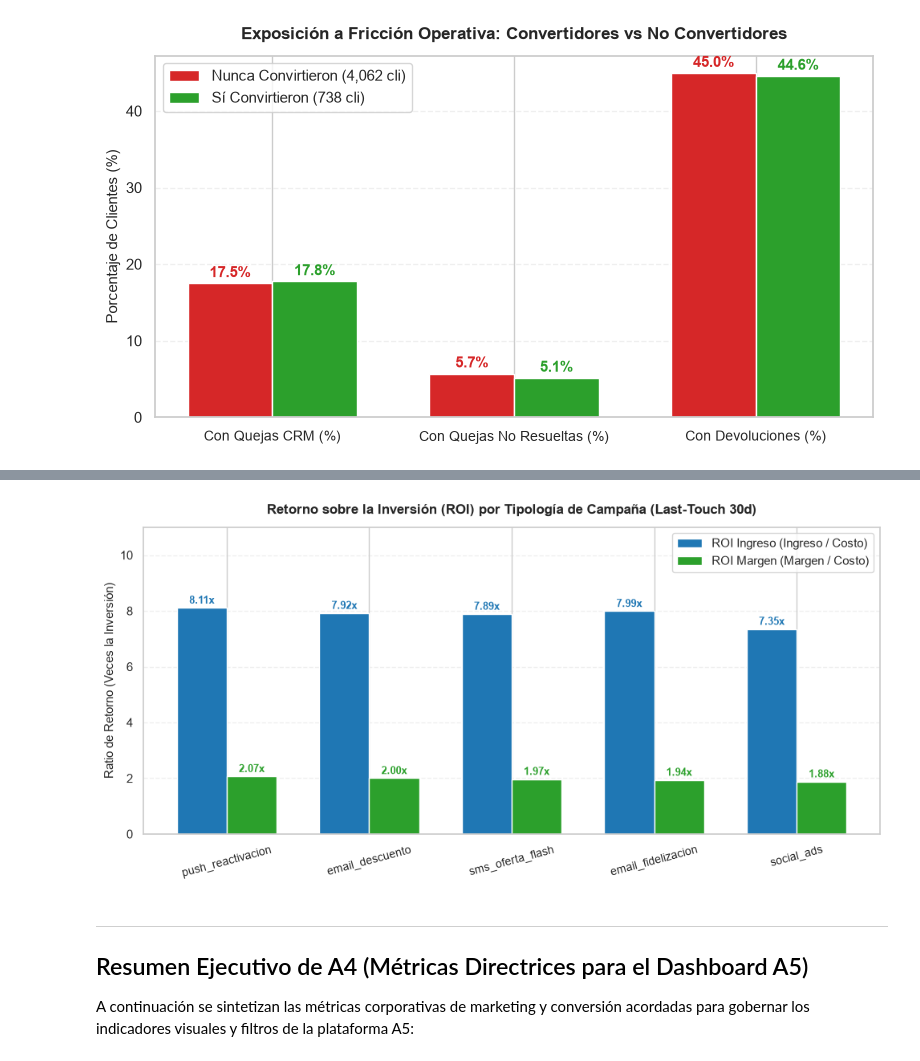
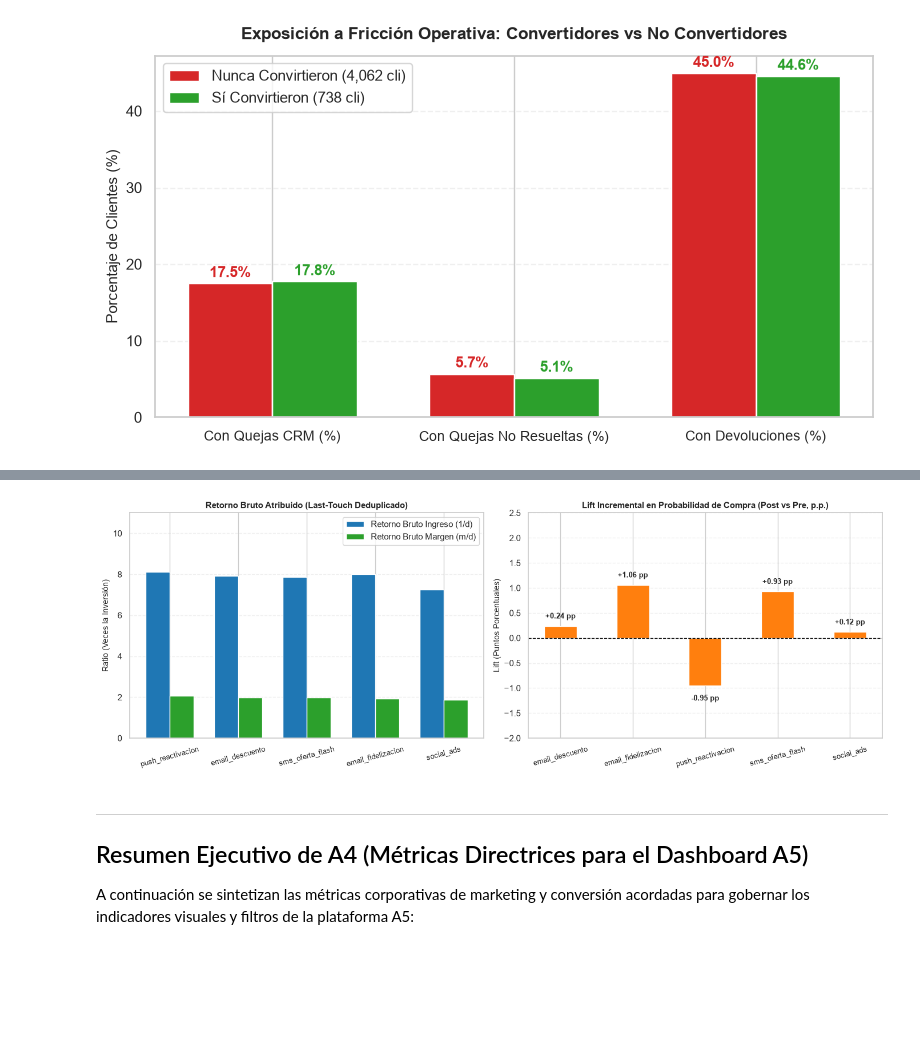
Before and after one commit to DanielAzuaje7/retailventure-intelligence, a Jupyter notebook: notebooks/04_A4_Marketing_ROI.ipynb, the cells around one changed output, grey strips where cells are left out. Saved outputs shown, nothing was run; the diff lists cells and outputs as text; code cells hidden in the pictures; blank space fills up the shorter version.

```diff
--- a/notebooks/04_A4_Marketing_ROI.ipynb
+++ b/notebooks/04_A4_Marketing_ROI.ipynb
@@ -398,33 +614,36 @@ TABLA MAESTRA DE ROI Y EFECTIVIDAD POR TIPO DE CAMPAÑA:
 # %%
-# Gráfica de Retorno de Campañas: ROI de Ingreso vs ROI de Margen
-fig, ax1 = plt.subplots(figsize=(10, 5))
+# Gráfica de Retorno Bruto vs Efecto Incremental
+fig, (ax1, ax2) = plt.subplots(1, 2, figsize=(14, 5))
 
+# Subplot 1: Retorno Bruto (No incremental)
 x = np.arange(len(roi_tipo))
 width = 0.35
-
-rects1 = ax1.bar(x - width/2, roi_tipo['roi_ingreso'], width, label='ROI Ingreso (Ingreso / Costo)', color='#1F77B4')
-rects2 = ax1.bar(x + width/2, roi_tipo['roi_margen'], width, label='ROI Margen (Margen / Costo)', color='#2CA02C')
-
-ax1.set_title('Retorno sobre la Inversión (ROI) por Tipología de Campaña (Last-Touch 30d)', fontsize=12, fontweight='bold', pad=12)
+ax1.bar(x - width/2, roi_tipo['retorno_bruto_ingreso'], width, label='Retorno Bruto Ingreso (1/d)', color='#1F77B4')
+ax1.bar(x + width/2, roi_tipo['retorno_bruto_margen'], width, label='Retorno Bruto Margen (m/d)', color='#2CA02C')
+ax1.set_title('Retorno Bruto Atribuido (Last-Touch Deduplicado)', fontsize=11, fontweight='bold')
 ax1.set_xticks(x)
-ax1.set_xticklabels(roi_tipo['tipo_campana'], fontsize=10, rotation=15)
-ax1.set_ylabel('Ratio de Retorno (Veces la Inversión)', fontsize=11)
+ax1.set_xticklabels(roi_tipo['tipo_campana'], fontsize=9, rotation=15)
+ax1.set_ylabel('Ratio (Veces la Inversión)', fontsize=10)
 ax1.set_ylim(0, 11)
 ax1.grid(axis='y', alpha=0.3, linestyle='--')
 ax1.legend(frameon=True)
 
-for rect in rects1:
-    h = rect.get_height()
-    ax1.annotate(f'{h:.2f}x', (rect.get_x() + rect.get_width()/2, h + 0.15), ha='center', fontsize=9, fontweight='bold', color='#1F77B4')
+# Subplot 2: Lift Incremental en Tasa de Compra (%)
+ax2.bar(df_boot_tipo['Tipo de Campaña'], df_boot_tipo['Lift (p.p.)'], color='#FF7F0E', width=0.45)
+ax2.axhline(0, color='black', lw=1.0, linestyle='--')
+ax2.set_title('Lift Incremental en Probabilidad de Compra (Post vs Pre, p.p.)', fontsize=11, fontweight='bold')
+ax2.set_ylabel('Lift (Puntos Porcentuales)', fontsize=10)
+ax2.set_xticklabels(df_boot_tipo['Tipo de Campaña'], fontsize=9, rotation=15)
+ax2.set_ylim(-2.0, 2.5)
+ax2.grid(axis='y', alpha=0.3, linestyle='--')
 
-for rect in rects2:
-    h = rect.get_height()
-    ax1.annotate(f'{h:.2f}x', (rect.get_x() + rect.get_width()/2, h + 0.15), ha='center', fontsize=9, fontweight='bold', color='#2CA02C')
+for i, v in enumerate(df_boot_tipo['Lift (p.p.)']):
+    ax2.annotate(f"{v:+.2f} pp", (i, v + 0.15 if v >= 0 else v - 0.3), ha='center', fontsize=9, fontweight='bold')
 
 plt.tight_layout()
 plt.show()
 # %% [output]
-[figure, old version]
+[figure, new version]
 # %% [markdown]
 ---
 ## Resumen Ejecutivo de A4 (Métricas Directrices para el Dashboard A5)
```
Also changed, not shown: parts of 7 cells of this notebook, 3 other files.
